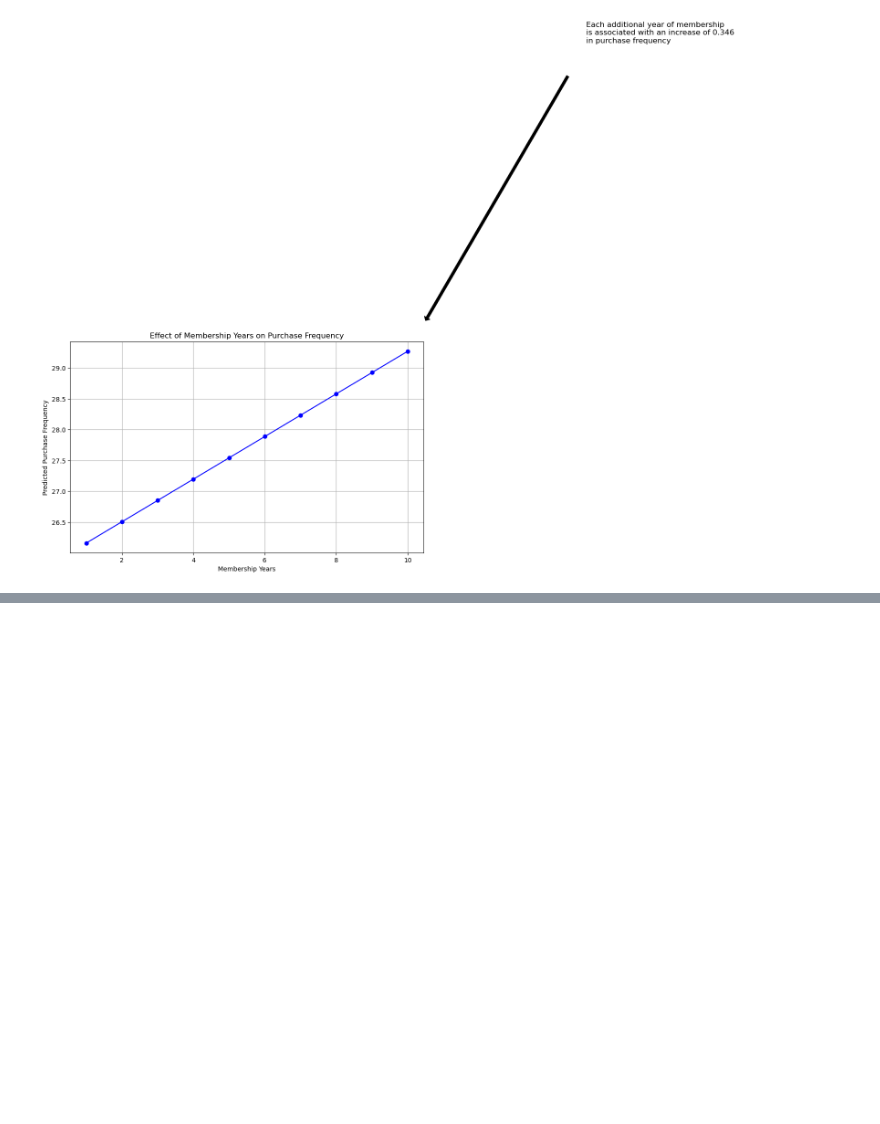
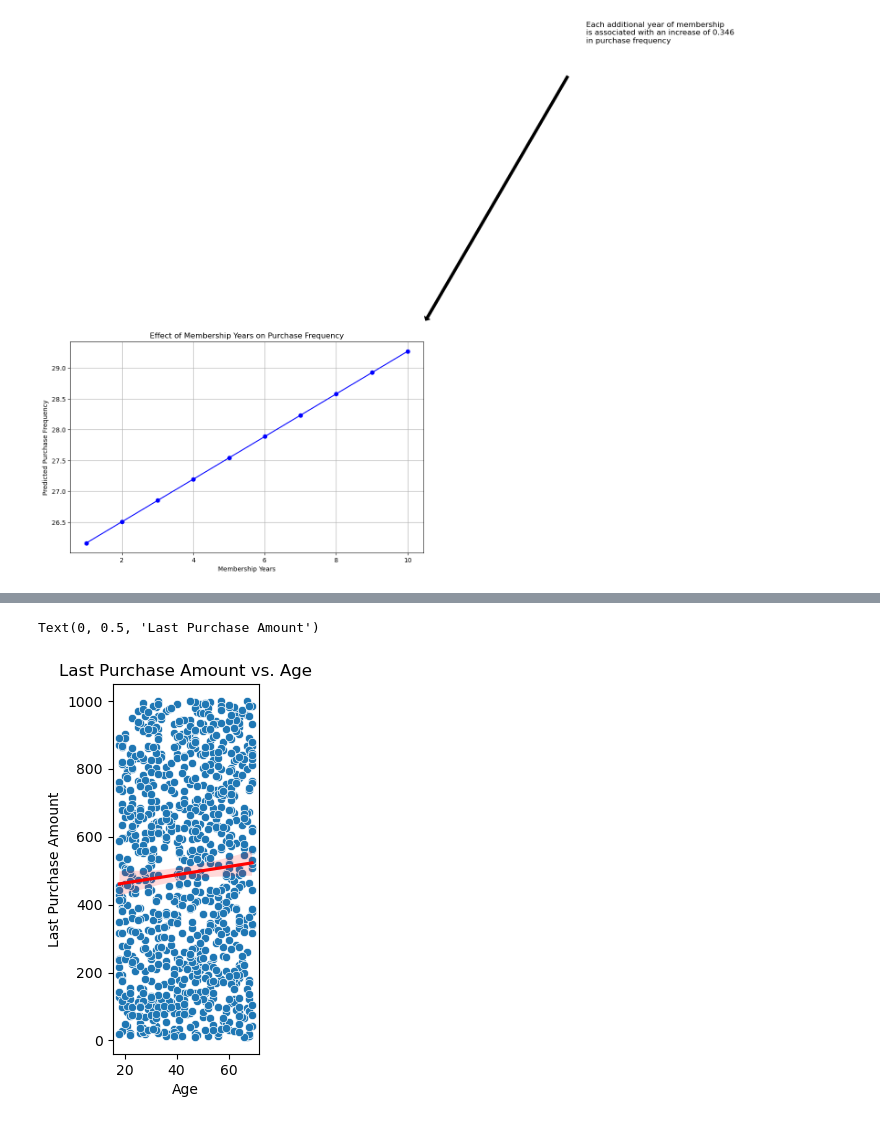
Before and after one commit to leoolessa/CSDMA, a Jupyter notebook: main.ipynb, the cells around one changed output, grey strips where cells are left out. Saved outputs shown, nothing was run; the diff lists cells and outputs as text; code cells hidden in the pictures; blank space fills up the shorter version.

```diff
--- a/main.ipynb
+++ b/main.ipynb
@@ -319,0 +355,10 @@ plt.show()
+# %%
+plt.subplot(1, 3, 1)
+sns.scatterplot(x='age', y='last_purchase_amount', data=df)
+sns.regplot(x='age', y='last_purchase_amount', data=df, scatter=False, color='red')
+plt.title('Last Purchase Amount vs. Age')
+plt.xlabel('Age')
+plt.ylabel('Last Purchase Amount')
+# %% [output]
+Text(0, 0.5, 'Last Purchase Amount')
+[figure, added]
```
Also changed, not shown: parts of 23 cells of this notebook.
